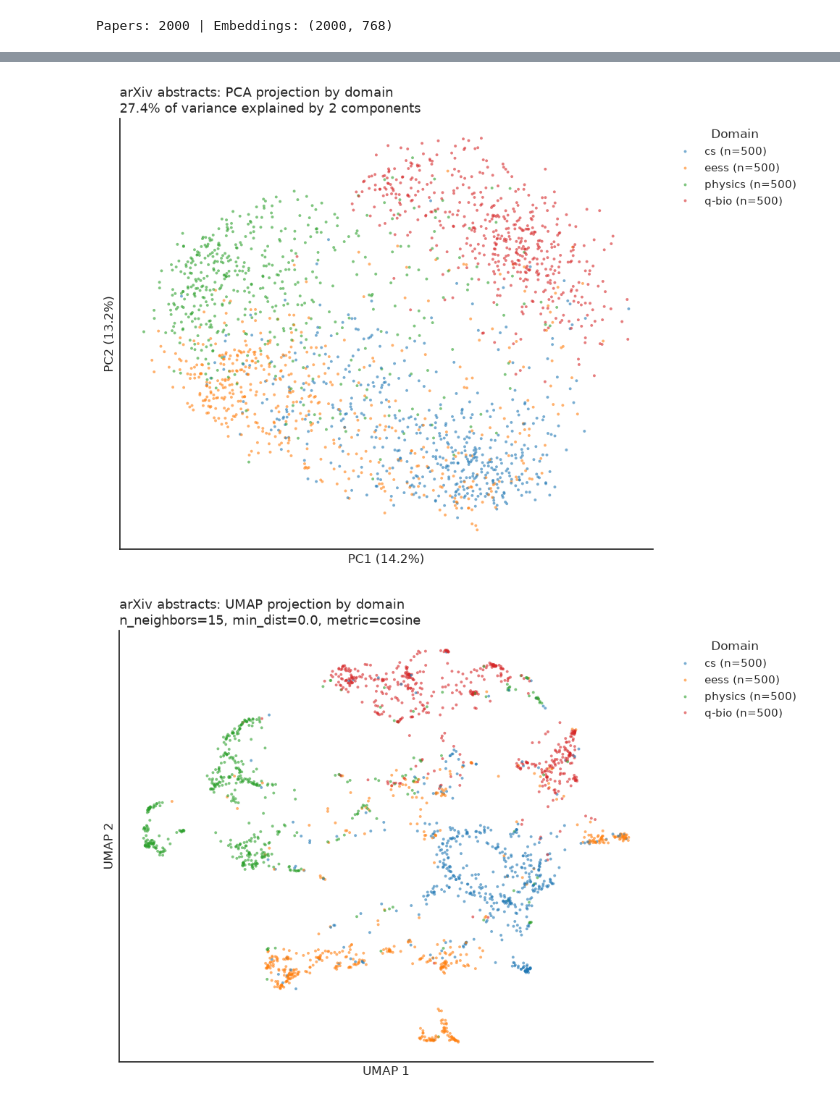
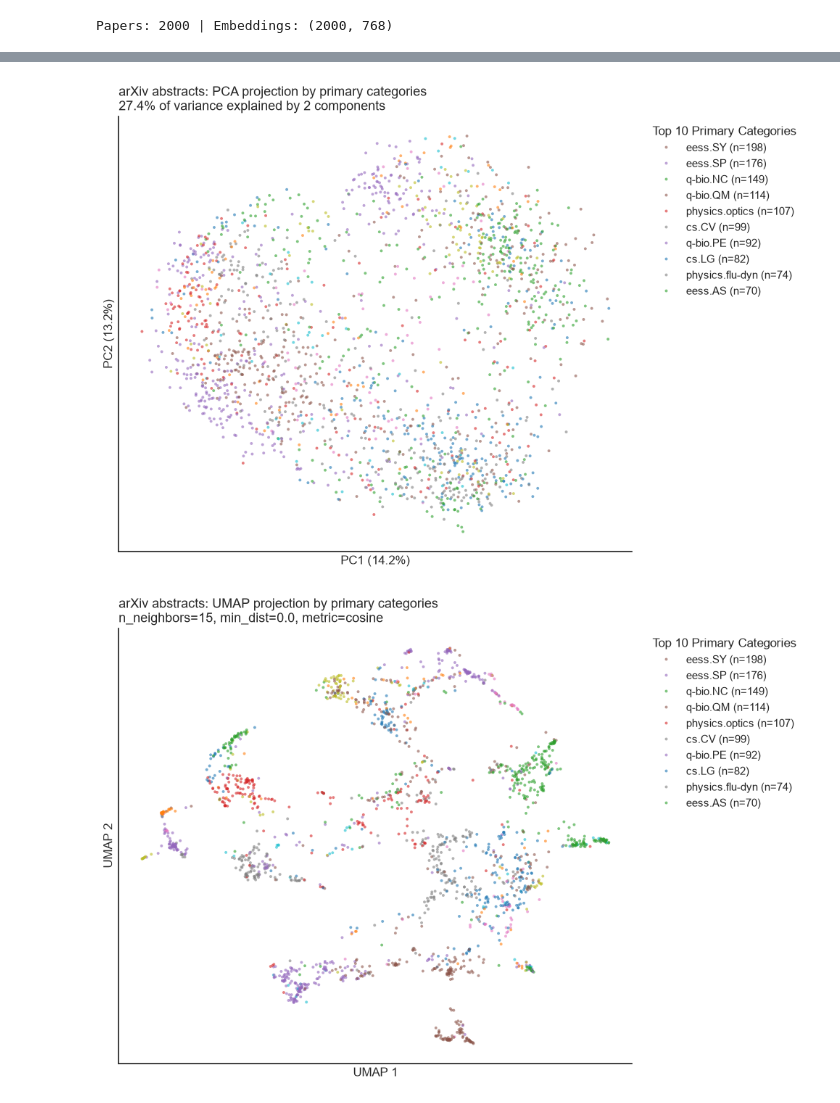
Before and after one commit to 3alae-22/Arix-Research-Paper-Recommendation-System, a Jupyter notebook: notebooks/02_visualization.ipynb, the cells around one changed output, grey strips where cells are left out. Saved outputs shown, nothing was run; the diff lists cells and outputs as text; code cells hidden in the pictures.

```diff
--- a/notebooks/02_visualization.ipynb
+++ b/notebooks/02_visualization.ipynb
@@ -124,14 +124,15 @@ reducer_3d_v2 = umap.UMAP(
 X_umap_3d_v2 = reducer_3d_v2.fit_transform(X_v2)
 # %%
 def plot_embedding_2d(coords, title, xlabel, ylabel):
-    """Scatter a 2D projection, one colour per domain. Coordinates are unlabelled."""
+    """Scatter a 2D projection, one colour per primary category. Coordinates are unlabelled."""
     plot_df = (
         df.assign(x=coords[:, 0], y=coords[:, 1])
         .sample(frac=1, random_state=42)
     )
 
-    counts = plot_df["domain"].value_counts()
-    plot_df["domain_n"] = plot_df["domain"].map(lambda d: f"{d} (n={counts[d]})")
+    counts = plot_df["primary_category"].value_counts()
+    top_10 = counts.head(10).index
+    plot_df["domain_n"] = plot_df["primary_category"].map(lambda d: f"{d} (n={counts[d]})")
 
     _, ax = plt.subplots(figsize=(10, 7))
     sns.scatterplot(
@@ -146,7 +147,19 @@ def plot_embedding_2d(coords, title, xlabel, ylabel):
 
     ax.set_title(title, loc="left", fontsize=13)
     ax.set(xlabel=xlabel, ylabel=ylabel, xticks=[], yticks=[])
-    sns.move_legend(ax, "upper left", bbox_to_anchor=(1.02, 1), title="Domain", frameon=False)
+    handles, labels = ax.get_legend_handles_labels()
+
+    top_labels = [f"{cat} (n={counts[cat]})" for cat in top_10]
+    handle_map = dict(zip(labels, handles))
+
+    ax.legend(
+        [handle_map[label] for label in top_labels],
+        top_labels,
+        loc="upper left",
+        bbox_to_anchor=(1.02, 1),
+        title="Top 10 Primary Categories",
+        frameon=False
+    )
     sns.despine()
     plt.tight_layout()
     plt.show()
@@ -165,23 +178,23 @@ plot_embedding_2d(
 var = pca_v2.explained_variance_ratio_ * 100
 plot_embedding_2d(
     X_pca_v2,
-    "arXiv abstracts: PCA projection by domain\n"
+    "arXiv abstracts: PCA projection by primary categories\n"
     f"{var.sum():.1f}% of variance explained by 2 components",
     f"PC1 ({var[0]:.1f}%)",
     f"PC2 ({var[1]:.1f}%)",
 )
 # %% [output]
-[figure, old version]
+[figure, new version]
 # %%
 plot_embedding_2d(
     X_umap_v1,
-    "arXiv abstracts: UMAP projection by domain\n"
+    "arXiv abstracts: UMAP projection by primary categories\n"
     "n_neighbors=15, min_dist=0.0, metric=cosine",
     "UMAP 1",
     "UMAP 2",
 )
 # %% [output]
-[figure, old version]
+[figure, new version]
 # %%
 plot_embedding_2d(
     X_umap_v2,
```
Also changed, not shown: parts of 6 cells of this notebook, 15 other files.
